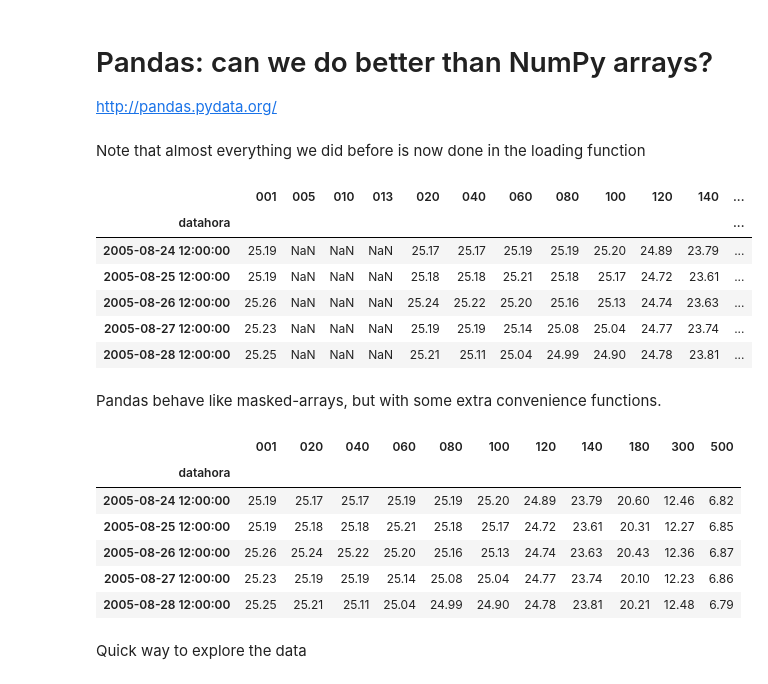
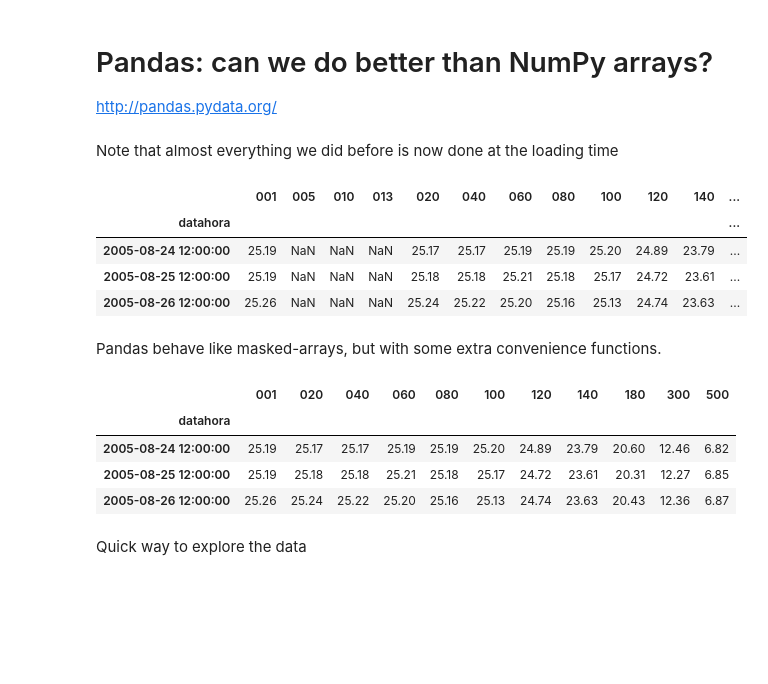
Before and after one commit to ocefpaf/whoi_talk, a Jupyter notebook: whoi_talk.ipynb, the cells around one changed output. Saved outputs shown, nothing was run; the diff lists cells and outputs as text; code cells hidden in the pictures; blank space fills up the shorter version.

```diff
--- a/whoi_talk.ipynb
+++ b/whoi_talk.ipynb
@@ -137,44 +133,39 @@ ax.invert_yaxis()
 
 http://pandas.pydata.org/
 # %% [markdown]
-Note that almost everything we did before is now done in the loading function
+Note that almost everything we did before is now done at the loading time
 # %%
 import pandas as pd
 
 df = pd.read_csv('./data/dados_pirata.csv',
                  index_col='datahora',
-                 na_values=-99999,
-                 parse_dates=True).drop('Unnamed: 0', axis=1)
-
+                 parse_dates=True,
+                 na_values=-99999)
+df.drop('Unnamed: 0', axis=1, inplace=True)
 df.columns = ['{0:0>3}'.format(col.split('_')[1]) for
               col in df.columns]
 df.sort(axis=1, inplace=True)
 
-
-df.head()
+df.head(3)
 # %% [output]
 |  | 001 | 005 | 010 | 013 | 020 | 040 | 060 | 080 | 100 | 120 | 140 | ... |
 | datahora |  |  |  |  |  |  |  |  |  |  |  | ... |
 | 2005-08-24 12:00:00 | 25.19 | NaN | NaN | NaN | 25.17 | 25.17 | 25.19 | 25.19 | 25.20 | 24.89 | 23.79 | ... |
 | 2005-08-25 12:00:00 | 25.19 | NaN | NaN | NaN | 25.18 | 25.18 | 25.21 | 25.18 | 25.17 | 24.72 | 23.61 | ... |
 | 2005-08-26 12:00:00 | 25.26 | NaN | NaN | NaN | 25.24 | 25.22 | 25.20 | 25.16 | 25.13 | 24.74 | 23.63 | ... |
-| 2005-08-27 12:00:00 | 25.23 | NaN | NaN | NaN | 25.19 | 25.19 | 25.14 | 25.08 | 25.04 | 24.77 | 23.74 | ... |
-| 2005-08-28 12:00:00 | 25.25 | NaN | NaN | NaN | 25.21 | 25.11 | 25.04 | 24.99 | 24.90 | 24.78 | 23.81 | ... |
 # %% [markdown]
 Pandas behave like masked-arrays,
 but with some extra convenience functions.
 # %%
 df.dropna(how='all', axis=1, inplace=True)
 
-df.head()
+df.head(3)
 # %% [output]
 |  | 001 | 020 | 040 | 060 | 080 | 100 | 120 | 140 | 180 | 300 | 500 |
 | datahora |  |  |  |  |  |  |  |  |  |  |  |
 | 2005-08-24 12:00:00 | 25.19 | 25.17 | 25.17 | 25.19 | 25.19 | 25.20 | 24.89 | 23.79 | 20.60 | 12.46 | 6.82 |
 | 2005-08-25 12:00:00 | 25.19 | 25.18 | 25.18 | 25.21 | 25.18 | 25.17 | 24.72 | 23.61 | 20.31 | 12.27 | 6.85 |
 | 2005-08-26 12:00:00 | 25.26 | 25.24 | 25.22 | 25.20 | 25.16 | 25.13 | 24.74 | 23.63 | 20.43 | 12.36 | 6.87 |
-| 2005-08-27 12:00:00 | 25.23 | 25.19 | 25.19 | 25.14 | 25.08 | 25.04 | 24.77 | 23.74 | 20.10 | 12.23 | 6.86 |
-| 2005-08-28 12:00:00 | 25.25 | 25.21 | 25.11 | 25.04 | 24.99 | 24.90 | 24.78 | 23.81 | 20.21 | 12.48 | 6.79 |
 # %% [markdown]
 Quick way to explore the data
 # %%
```
Also changed, not shown: parts of 27 cells of this notebook.
